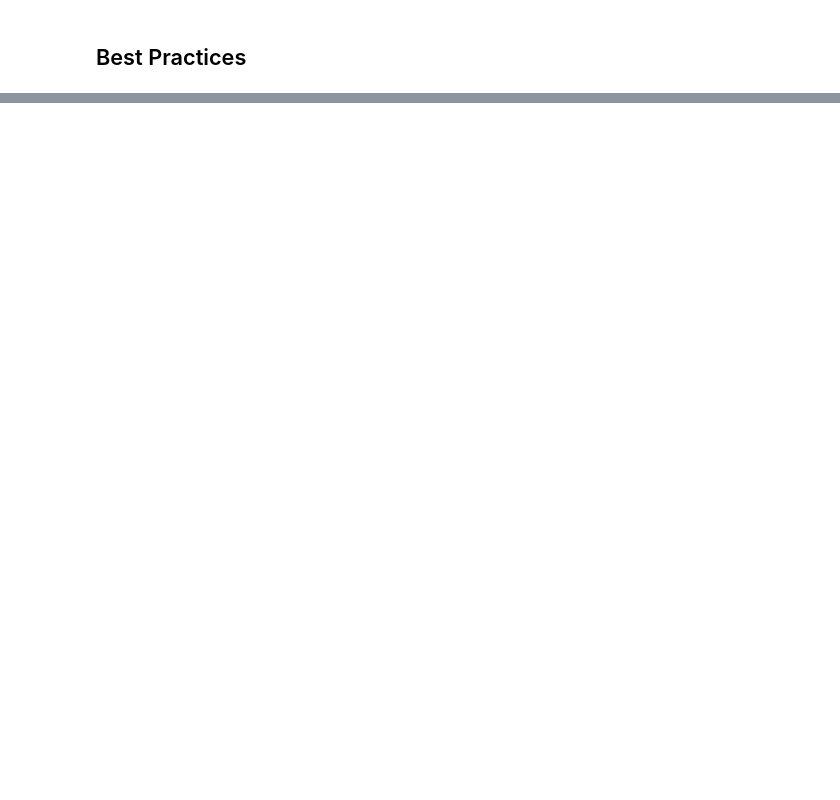
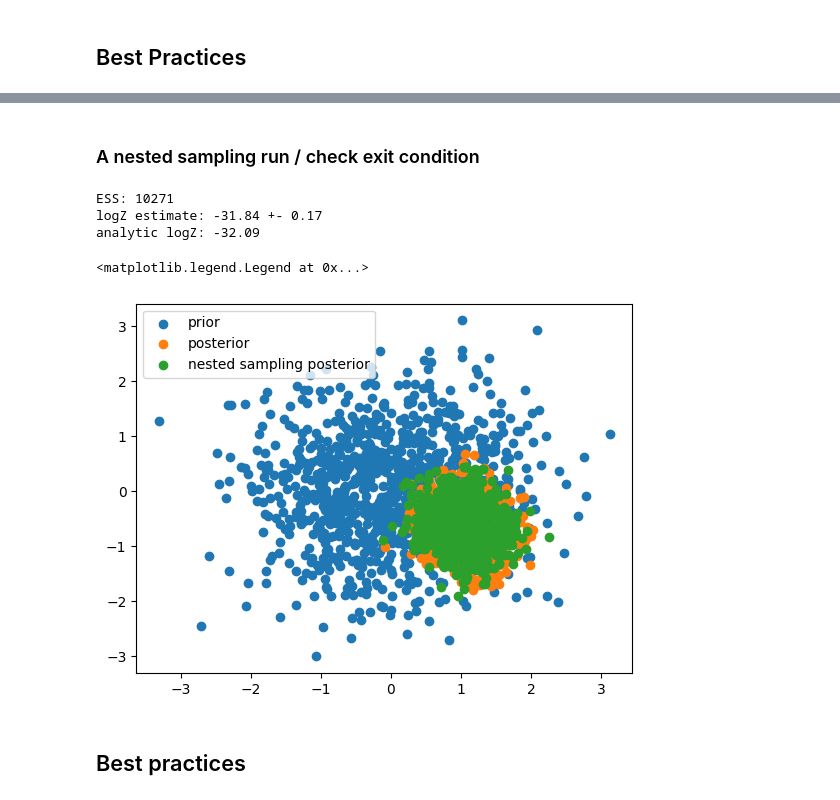
Before and after one commit to fvwallauer/MASt_Project_Cam, a Jupyter notebook: Wk1_blackjax.ipynb, the cells around one changed output, grey strips where cells are left out. Drawn from its saved outputs; the diff is of its cells as text; code cells hidden in the pictures; blank space fills up the shorter version.

```diff
--- a/Wk1_blackjax.ipynb
+++ b/Wk1_blackjax.ipynb
@@ -279,0 +385,27 @@ ImportError: cannot import name 'mcmc' from partially initialized module 'blackj
+# %%
+@jax.jit
+def one_step(carry, xs):
+    state, k = carry
+    k, subk = jax.random.split(k, 2)
+    state, dead_point = algo.step(subk, state)
+    return (state, k), dead_point
+# %% [markdown]
+### A nested sampling run / check exit condition
+# %%
+dead = []
+
+with tqdm.tqdm(desc="Dead points", unit=" dead points") as pbar:
+    while not state.logZ_live - state.logZ < -3:
+        (state, rng_key), dead_info = one_step((state, rng_key), None)
+        dead.append(dead_info)
+        pbar.update(num_delete)
+# %%
+from blackjax.ns.utils import log_weights, finalise, sample, ess
+
+rng_key, weight_key, sample_key = jax.random.split(rng_key,3)
+final_state = finalise(state,dead)
+log_w = log_weights(weight_key, final_state, shape=100)
+samples = sample(sample_key, final_state, shape = n_live)
+ns_ess = ess(sample_key, final_state)
+
+logzs = jax.scipy.special.logsumexp(log_w, axis=0)
@@ -279,0 +477,30 @@ ImportError: cannot import name 'mcmc' from partially initialized module 'blackj
+# %%
+print(f"ESS: {int(ns_ess)}")
+print(f"logZ estimate: {logzs.mean():.2f} +- {logzs.std():.2f}")
+print(f"analytic logZ: {log_analytic_evidence:.2f}")
+# %% [output]
+ESS: 10271
+logZ estimate: -31.84 +- 0.17
+analytic logZ: -32.09
+# %%
+import matplotlib.pyplot as plt
+
+posterior_truth = jax.random.multivariate_normal(
+    rng_key, post_mean, post_cov, (n_live,)
+)
+
+plt.scatter(
+    initial_population[..., 0], initial_population[..., 1], label="prior"
+)
+plt.scatter(
+    posterior_truth[..., 0], posterior_truth[..., 1], label="posterior"
+)
+plt.scatter(
+    samples[..., 0], samples[..., 1], label="nested sampling posterior"
+)
+plt.legend()
+# %% [output]
+<matplotlib.legend.Legend at 0x...>
+[figure, added]
+# %% [markdown]
+## Best practices
```
Also changed, not shown: parts of 55 cells of this notebook.
